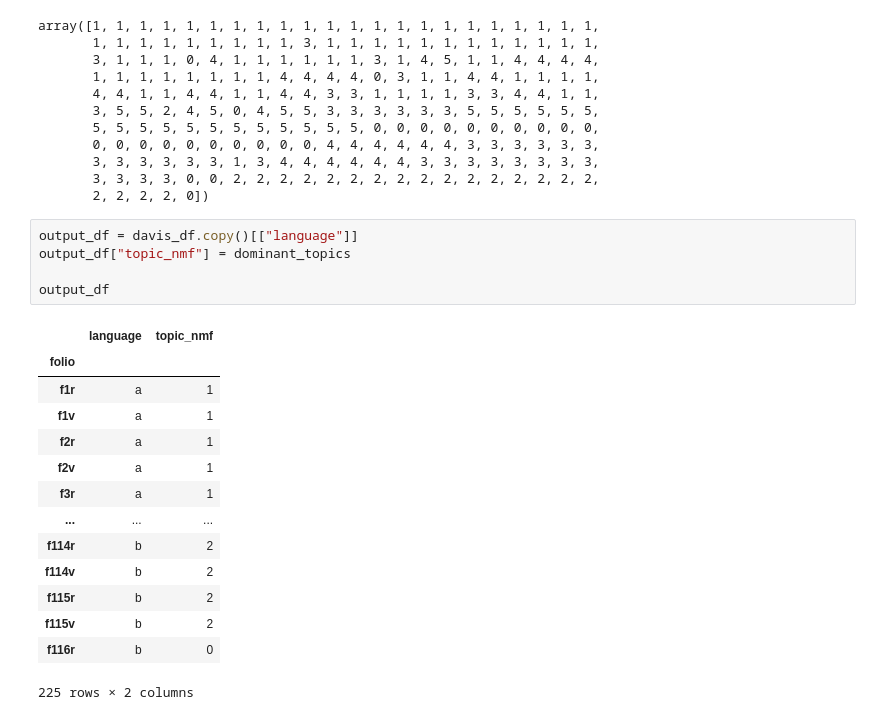
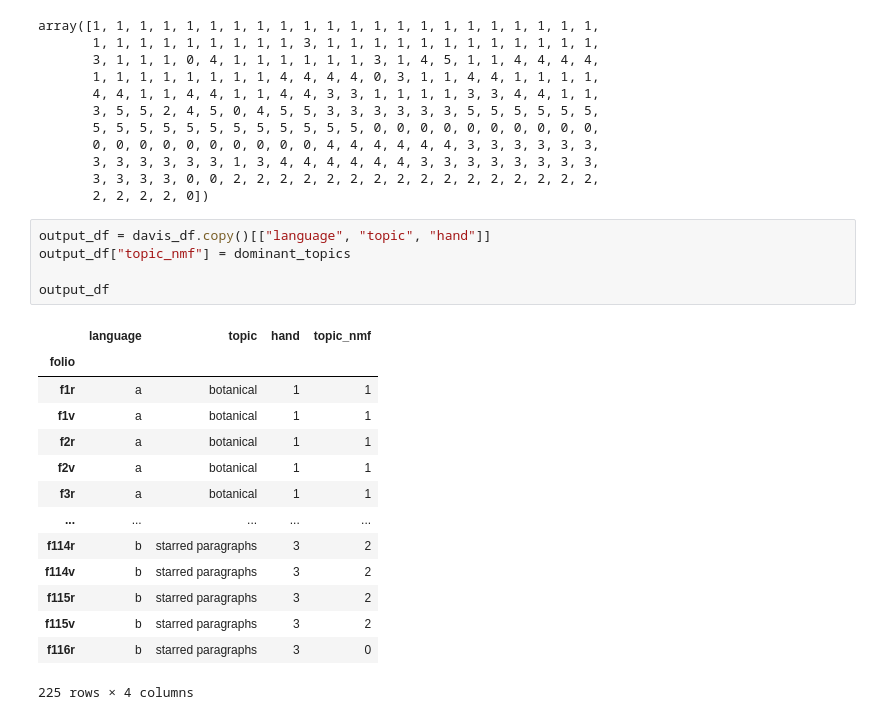
Before and after one commit to akatelync/voynich-manuscript, a Jupyter notebook: LT6_Lab_2B.ipynb, the cells around one changed output. Cells and saved outputs as stored; diff of their text form.

```diff
--- a/LT6_Lab_2B.ipynb
+++ b/LT6_Lab_2B.ipynb
@@ -184,22 +147,22 @@ array([1, 1, 1, 1, 1, 1, 1, 1, 1, 1, 1, 1, 1, 1, 1, 1, 1, 1, 1, 1, 1, 1,
        3, 3, 3, 3, 0, 0, 2, 2, 2, 2, 2, 2, 2, 2, 2, 2, 2, 2, 2, 2, 2, 2,
        2, 2, 2, 2, 0])
 # %%
-output_df = davis_df.copy()[["language"]]
+output_df = davis_df.copy()[["language", "topic", "hand"]]
 output_df["topic_nmf"] = dominant_topics
 
 output_df
 # %% [output]
-|  | language | topic_nmf |
-| folio |  |  |
-| f1r | a | 1 |
-| f1v | a | 1 |
-| f2r | a | 1 |
-| f2v | a | 1 |
-| f3r | a | 1 |
-| ... | ... | ... |
-| f114r | b | 2 |
-| f114v | b | 2 |
-| f115r | b | 2 |
-| f115v | b | 2 |
-| f116r | b | 0 |
+|  | language | topic | hand | topic_nmf |
+| folio |  |  |  |  |
+| f1r | a | botanical | 1 | 1 |
+| f1v | a | botanical | 1 | 1 |
+| f2r | a | botanical | 1 | 1 |
+| f2v | a | botanical | 1 | 1 |
+| f3r | a | botanical | 1 | 1 |
+| ... | ... | ... | ... | ... |
+| f114r | b | starred paragraphs | 3 | 2 |
+| f114v | b | starred paragraphs | 3 | 2 |
+| f115r | b | starred paragraphs | 3 | 2 |
+| f115v | b | starred paragraphs | 3 | 2 |
+| f116r | b | starred paragraphs | 3 | 0 |
-225 rows × 2 columns
+225 rows × 4 columns
```
Also changed, not shown: parts of 16 cells of this notebook, 2 other files.
